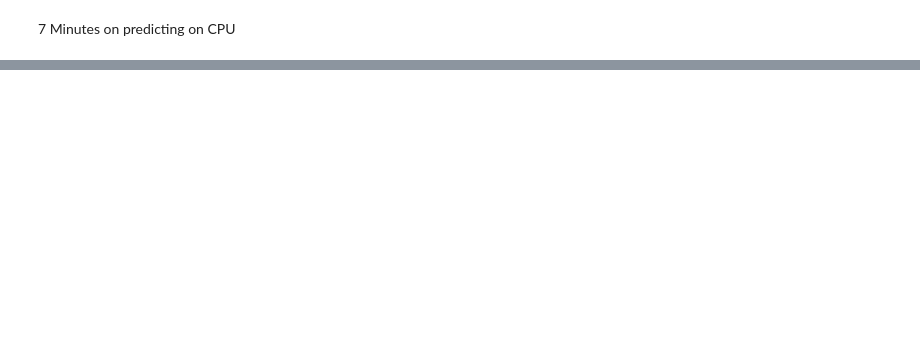
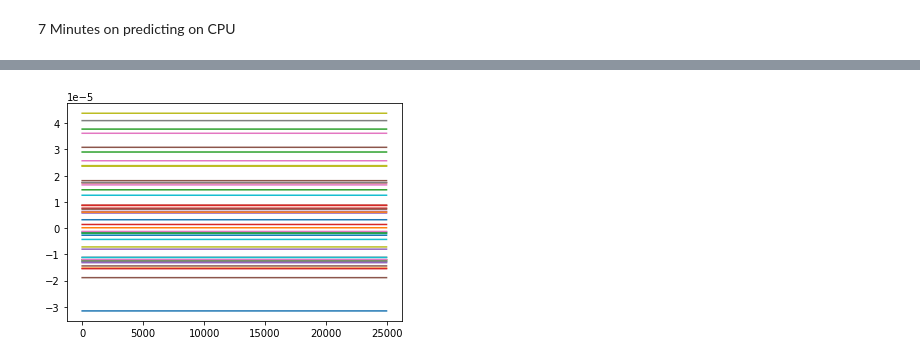
Before and after one commit to EbnAbona/AI-For-Music-Not-Impossible, a Jupyter notebook: SeniorDesignCNN.ipynb, the cells around one changed output, grey strips where cells are left out. Saved outputs shown, nothing was run; the diff lists cells and outputs as text; code cells hidden in the pictures; blank space fills up the shorter version.

```diff
--- a/SeniorDesignCNN.ipynb
+++ b/SeniorDesignCNN.ipynb
@@ -174,10 +241,11 @@ def trainModel(dataset_train, num_epochs=40, batch_size=40, loadCheckPoint=False
   return model
 # %%
 def predictModel(test_dataset):
-  batch_size = 256
-  test_loader = DataLoader(dataset_test, batch_size=batch_size, shuffle=False)
+  batch_size = 64
+  test_loader = DataLoader(test_dataset, batch_size=batch_size, shuffle=False)
   model= ConvNet()
   model.load_state_dict(torch.load('/content/drive/MyDrive/Senior_Design/finalTrainedModel.pt', map_location=torch.device('cpu')))
+  model = model.cuda()
 
   all_outputs = []
   pb = progress_bar(test_loader)
@@ -188,10 +256,10 @@ def predictModel(test_dataset):
     inputs, targets = inputs.float(), targets.float()
 
     # Perform forward pass
-    outputs = model(inputs)
+    outputs = model(inputs.cuda())
     if i == 0:
-      all_outputs = outputs.detach().numpy()
+      all_outputs = outputs.cpu().detach().numpy()
     else:
-      all_outputs = np.concatenate((all_outputs, outputs.detach().numpy()), axis=0)
+      all_outputs = np.concatenate((all_outputs, outputs.cpu().detach().numpy()), axis=0)
     i+=1
   return all_outputs
@@ -255 +329,6 @@ prediction.shape
+# %%
+b = range(1, 48,1)
+_ = plt.plot(prediction[:, b])
+# %% [output]
+[figure, added]
 # %%
```
Also changed, not shown: parts of 25 cells of this notebook.
